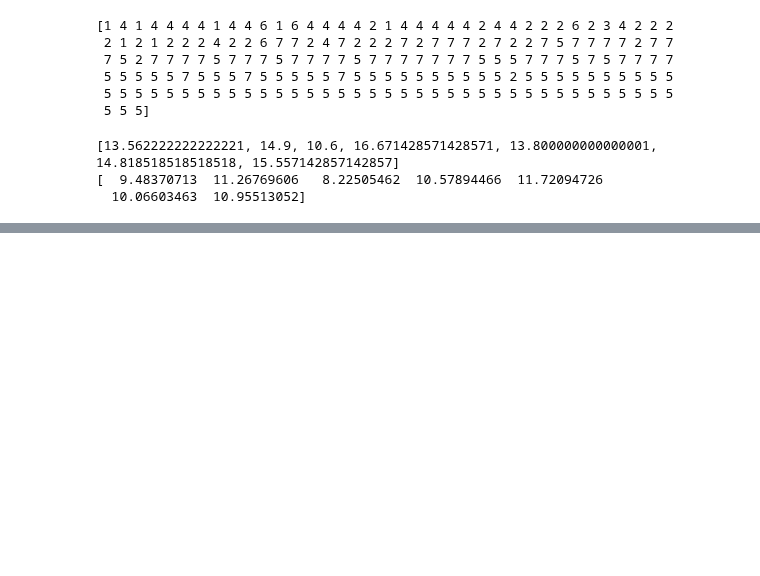
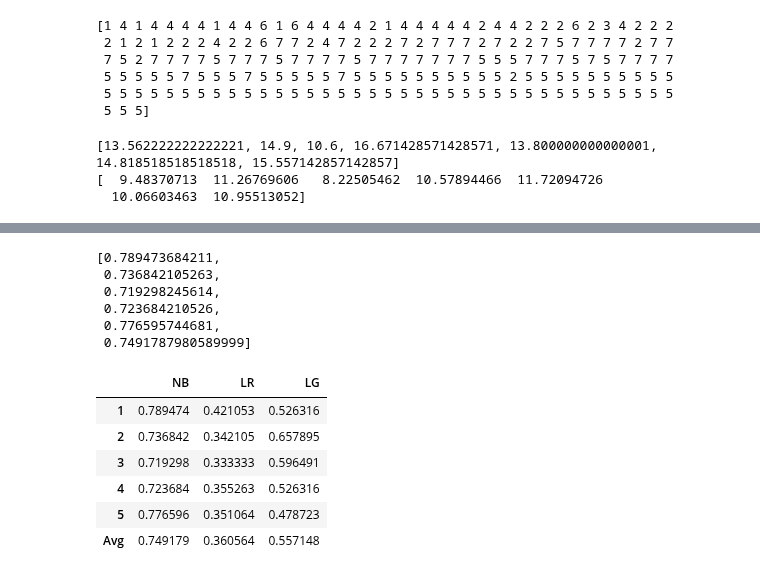
Before and after one commit to vivekramanan/data-mining-human-development-index, a Jupyter notebook: HDI Leave one out, and Clustering.ipynb, the cells around one changed output, grey strips where cells are left out. Cells and saved outputs as stored; diff of their text form; code cells hidden in the pictures; blank space fills up the shorter version.

```diff
--- a/HDI Leave one out, and Clustering.ipynb
+++ b/HDI Leave one out, and Clustering.ipynb
@@ -359 +359,29 @@ plt.scatter(row, col, c="red")
 [figure]
+# %%
+nb.append(sum(nb)/len(nb))
+lr.append(sum(lr)/len(lr))
+lg.append(sum(lg)/len(lg))
+# %%
+nb
+# %% [output]
+[0.789473684211,
+ 0.736842105263,
+ 0.719298245614,
+ 0.723684210526,
+ 0.776595744681,
+ 0.7491787980589999]
+# %%
+names = ["Naive Bayes", "Linear Reg", "Logistic Reg"]
+values = pd.DataFrame([nb, lr, lg])
+values.columns = [1,2,3,4,5,"Avg"]
+values = values.T
+values.columns = ["NB", "LR", "LG"]
+values
+# %% [output]
+|  | NB | LR | LG |
+| 1 | 0.789474 | 0.421053 | 0.526316 |
+| 2 | 0.736842 | 0.342105 | 0.657895 |
+| 3 | 0.719298 | 0.333333 | 0.596491 |
+| 4 | 0.723684 | 0.355263 | 0.526316 |
+| 5 | 0.776596 | 0.351064 | 0.478723 |
+| Avg | 0.749179 | 0.360564 | 0.557148 |
```
Also changed, not shown: parts of 12 cells of this notebook.
